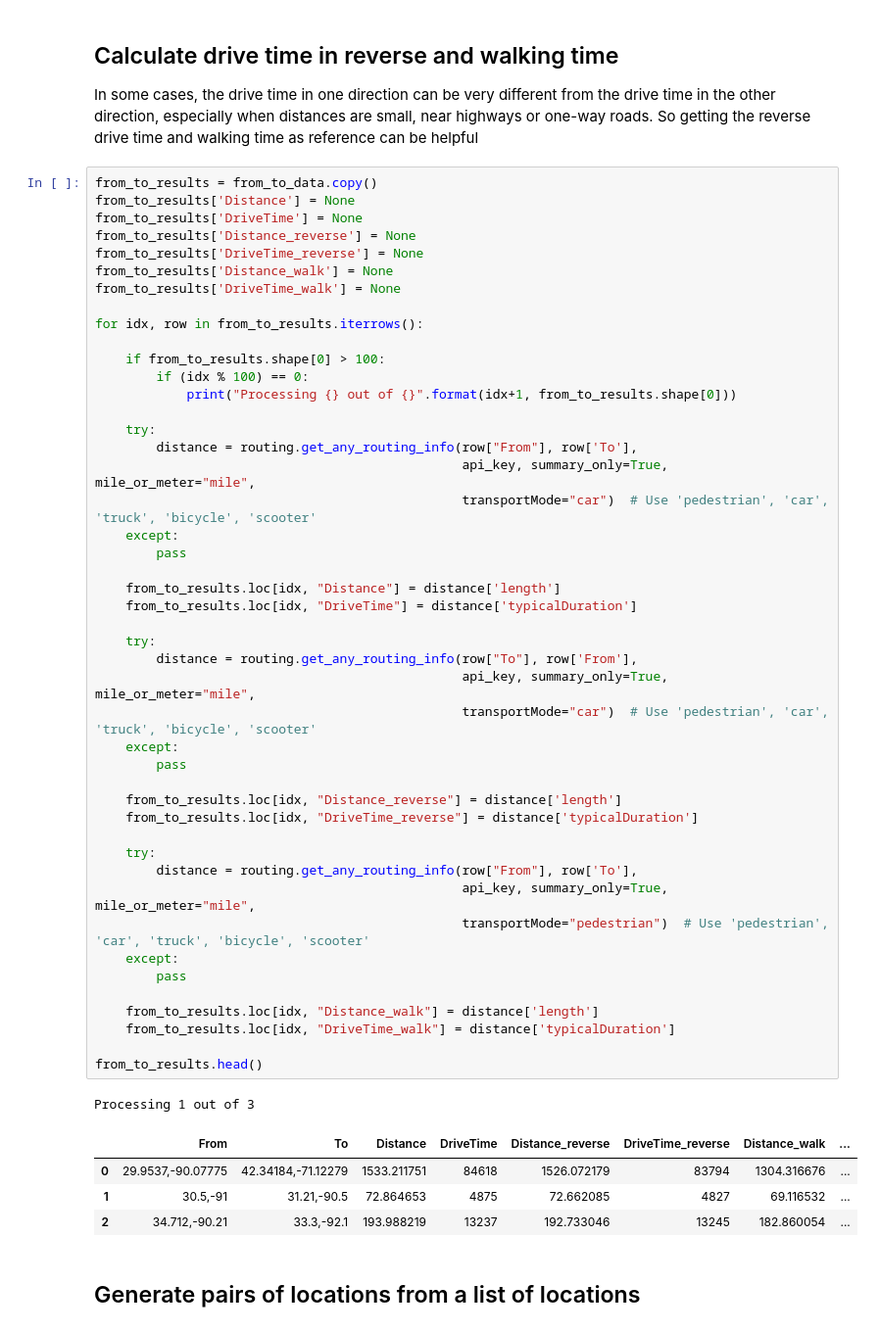
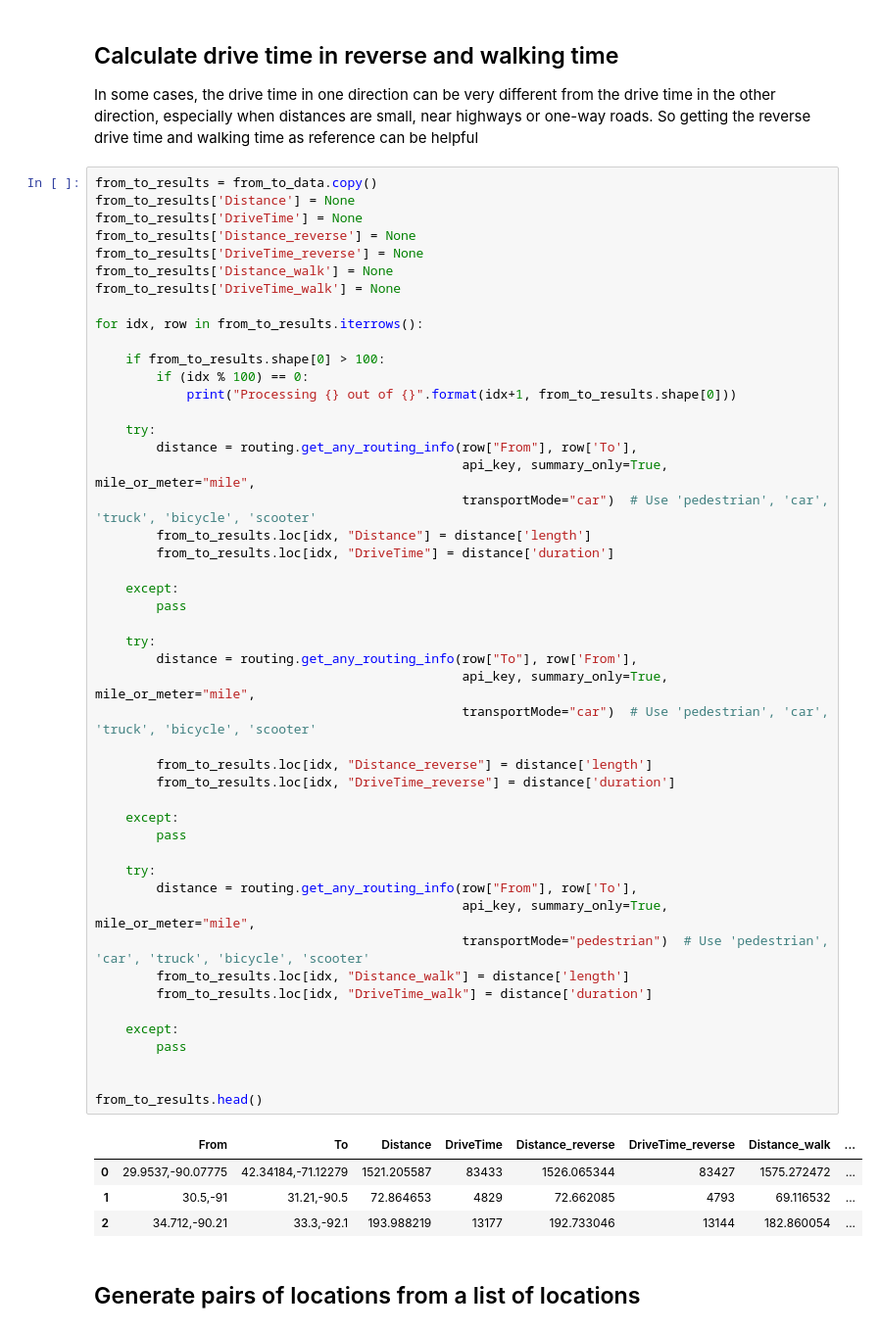
Before and after one commit to ow-gryphon/gryphon-routing-here-maps, a Jupyter notebook: template/notebooks/mapping_routing/[template] HERE Maps API - Drive distance and time.ipynb, the cells around one changed output. Shown: that part at 98% size. Saved outputs shown, nothing was run; the diff lists cells and outputs as text.

```diff
--- a/template/notebooks/mapping_routing/[template] HERE Maps API - Drive distance and time.ipynb
+++ b/template/notebooks/mapping_routing/[template] HERE Maps API - Drive distance and time.ipynb
@@ -145,45 +170,46 @@ for idx, row in from_to_results.iterrows():
 
     if from_to_results.shape[0] > 100:
         if (idx % 100) == 0:
             print("Processing {} out of {}".format(idx+1, from_to_results.shape[0]))
 
     try:
         distance = routing.get_any_routing_info(row["From"], row['To'],
                                                 api_key, summary_only=True, mile_or_meter="mile",
                                                 transportMode="car")  # Use 'pedestrian', 'car', 'truck', 'bicycle', 'scooter'
+        from_to_results.loc[idx, "Distance"] = distance['length']
+        from_to_results.loc[idx, "DriveTime"] = distance['duration']
+
     except:
         pass
-
-    from_to_results.loc[idx, "Distance"] = distance['length']
-    from_to_results.loc[idx, "DriveTime"] = distance['typicalDuration']
 
     try:
         distance = routing.get_any_routing_info(row["To"], row['From'],
                                                 api_key, summary_only=True, mile_or_meter="mile",
                                                 transportMode="car")  # Use 'pedestrian', 'car', 'truck', 'bicycle', 'scooter'
+
+        from_to_results.loc[idx, "Distance_reverse"] = distance['length']
+        from_to_results.loc[idx, "DriveTime_reverse"] = distance['duration']
+
     except:
         pass
-
-    from_to_results.loc[idx, "Distance_reverse"] = distance['length']
-    from_to_results.loc[idx, "DriveTime_reverse"] = distance['typicalDuration']
 
     try:
         distance = routing.get_any_routing_info(row["From"], row['To'],
                                                 api_key, summary_only=True, mile_or_meter="mile",
                                                 transportMode="pedestrian")  # Use 'pedestrian', 'car', 'truck', 'bicycle', 'scooter'
+        from_to_results.loc[idx, "Distance_walk"] = distance['length']
+        from_to_results.loc[idx, "DriveTime_walk"] = distance['duration']
+
     except:
         pass
 
-    from_to_results.loc[idx, "Distance_walk"] = distance['length']
-    from_to_results.loc[idx, "DriveTime_walk"] = distance['typicalDuration']
 
 from_to_results.head()
 # %% [output]
-Processing 1 out of 3
 |  | From | To | Distance | DriveTime | Distance_reverse | DriveTime_reverse | Distance_walk | ... |
-| 0 | 29.9537,-90.07775 | 42.34184,-71.12279 | 1533.211751 | 84618 | 1526.072179 | 83794 | 1304.316676 | ... |
-| 1 | 30.5,-91 | 31.21,-90.5 | 72.864653 | 4875 | 72.662085 | 4827 | 69.116532 | ... |
-| 2 | 34.712,-90.21 | 33.3,-92.1 | 193.988219 | 13237 | 192.733046 | 13245 | 182.860054 | ... |
+| 0 | 29.9537,-90.07775 | 42.34184,-71.12279 | 1521.205587 | 83433 | 1526.065344 | 83427 | 1575.272472 | ... |
+| 1 | 30.5,-91 | 31.21,-90.5 | 72.864653 | 4829 | 72.662085 | 4793 | 69.116532 | ... |
+| 2 | 34.712,-90.21 | 33.3,-92.1 | 193.988219 | 13177 | 192.733046 | 13144 | 182.860054 | ... |
 # %% [markdown]
 ## Generate pairs of locations from a list of locations
 # %%
```
Also changed, not shown: parts of 10 cells of this notebook, 3 other files.
